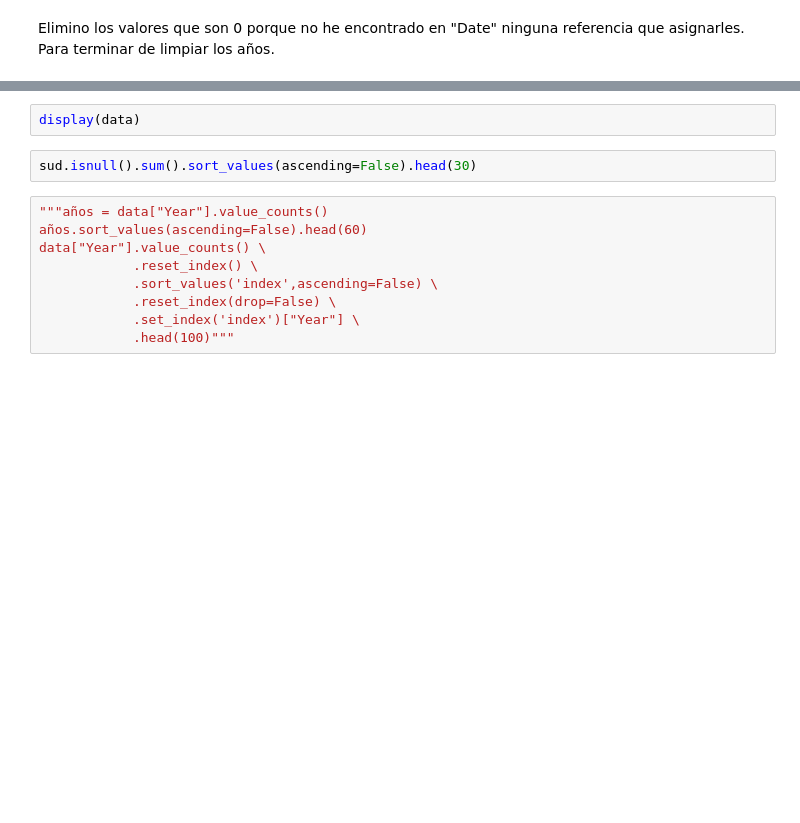
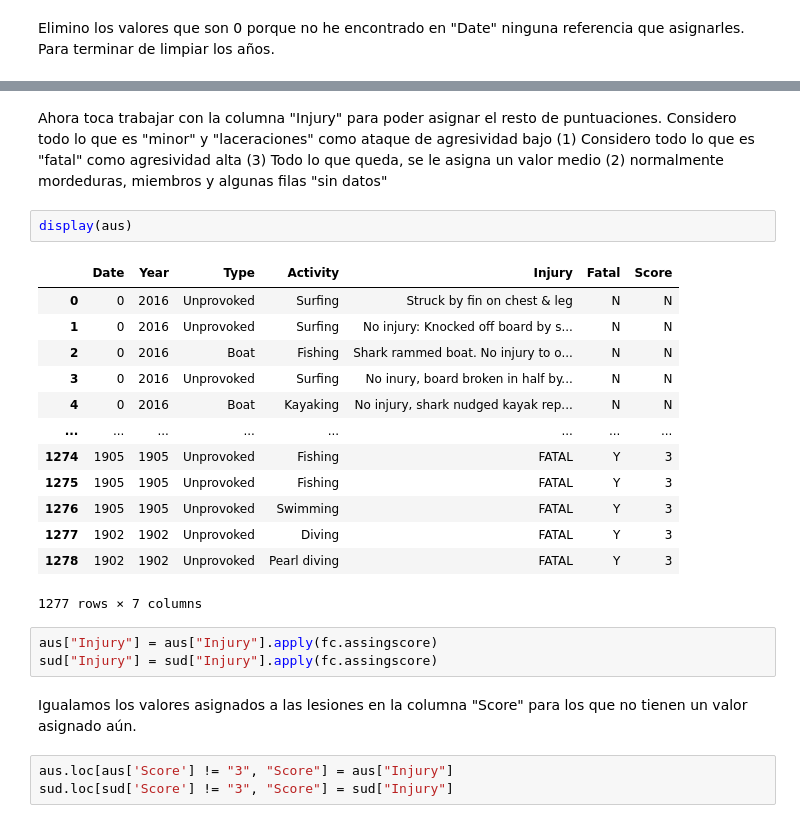
Before and after one commit to agalvezcorell/Project.1-Shark_aggressiveness, a Jupyter notebook: pandas-project.ipynb, the cells around one changed output, grey strips where cells are left out. Drawn from its saved outputs; the diff is of its cells as text; blank space fills up the shorter version.

Commit message:
Categorizadas las lesiones en gravedad 1,2,3

```diff
--- a/pandas-project.ipynb
+++ b/pandas-project.ipynb
@@ -94,15 +135,31 @@ lesiones.sort_values(ascending=False).head(100)
+# %% [markdown]
+Ahora toca trabajar con la columna "Injury" para poder asignar el resto de puntuaciones.
+Considero todo lo que es "minor" y "laceraciones" como ataque de agresividad bajo (1)
+Considero todo lo que es "fatal" como agresividad alta (3)
+Todo lo que queda, se le asigna un valor medio (2) normalmente mordeduras, miembros y algunas filas "sin datos"
 # %%
-display(data)
+display(aus)
+# %% [output]
+|  | Date | Year | Type | Activity | Injury | Fatal | Score |
+| 0 | 0 | 2016 | Unprovoked | Surfing | Struck by fin on chest & leg | N | N |
+| 1 | 0 | 2016 | Unprovoked | Surfing | No injury: Knocked off board by s... | N | N |
+| 2 | 0 | 2016 | Boat | Fishing | Shark rammed boat. No injury to o... | N | N |
+| 3 | 0 | 2016 | Unprovoked | Surfing | No inury, board broken in half by... | N | N |
+| 4 | 0 | 2016 | Boat | Kayaking | No injury, shark nudged kayak rep... | N | N |
+| ... | ... | ... | ... | ... | ... | ... | ... |
+| 1274 | 1905 | 1905 | Unprovoked | Fishing | FATAL | Y | 3 |
+| 1275 | 1905 | 1905 | Unprovoked | Fishing | FATAL | Y | 3 |
+| 1276 | 1905 | 1905 | Unprovoked | Swimming | FATAL | Y | 3 |
+| 1277 | 1902 | 1902 | Unprovoked | Diving | FATAL | Y | 3 |
+| 1278 | 1902 | 1902 | Unprovoked | Pearl diving | FATAL | Y | 3 |
+1277 rows × 7 columns
-# %%
-sud.isnull().sum().sort_values(ascending=False).head(30)
-# %%
-"""años = data["Year"].value_counts()
-años.sort_values(ascending=False).head(60)
-data["Year"].value_counts() \
-            .reset_index() \
-            .sort_values('index',ascending=False) \
-            .reset_index(drop=False) \
-            .set_index('index')["Year"] \
-            .head(100)"""
+# %%
+aus["Injury"] = aus["Injury"].apply(fc.assingscore)
+sud["Injury"] = sud["Injury"].apply(fc.assingscore)
+# %% [markdown]
+Igualamos los valores asignados a las lesiones en la columna "Score" para los que no tienen un valor asignado aún.
+# %%
+aus.loc[aus['Score'] != "3", "Score"] = aus["Injury"]
+sud.loc[sud['Score'] != "3", "Score"] = sud["Injury"]
 # %%
 australia["decadas"] = pd.cut(australia.Year,bins=[1939,1949,1959,1969,1979,1989,1999,2009,2019], labels=range(1940,2020,10))
```
Also changed, not shown: parts of 10 cells of this notebook, 1 other file.
